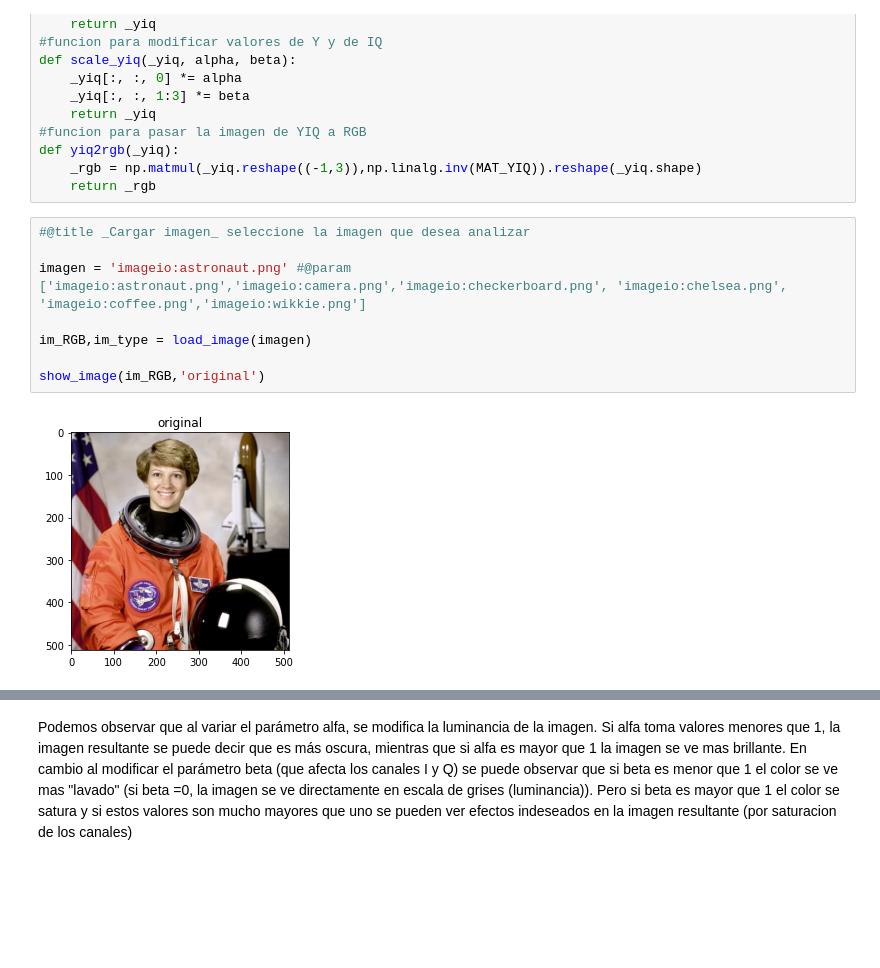
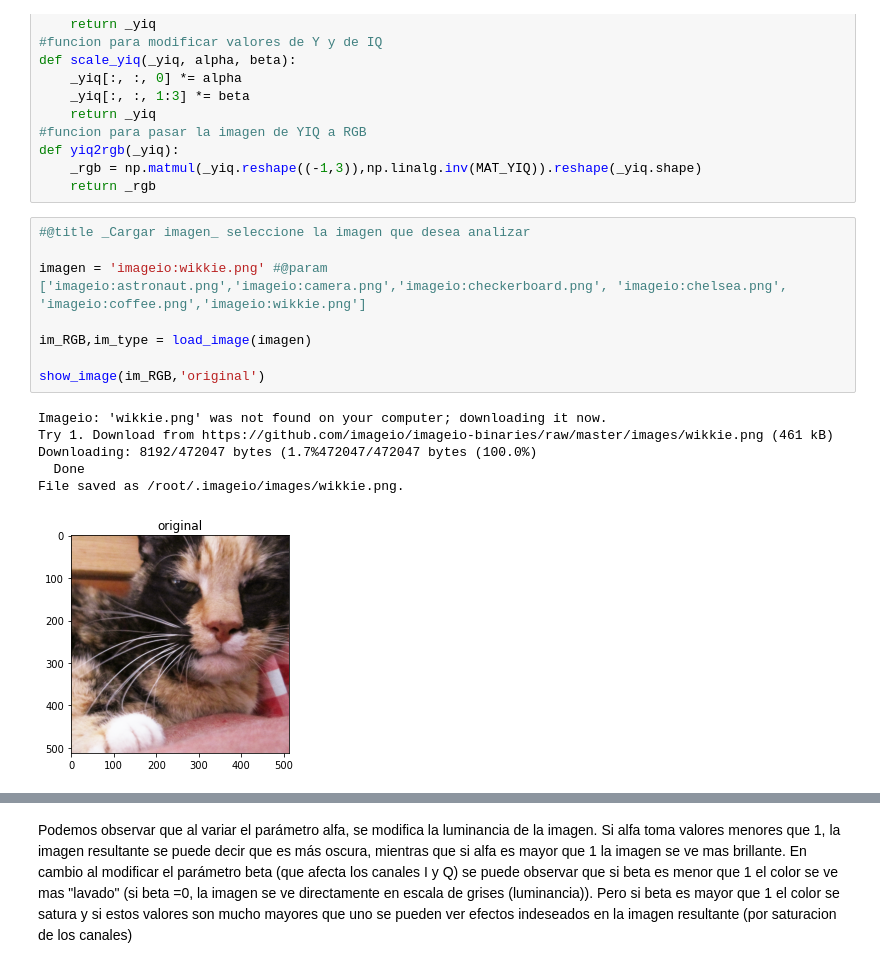
Before and after one commit to juandesages/PDI.Entregas, a Jupyter notebook: TP2/TP2_Desages.ipynb, the cells around one changed output, grey strips where cells are left out. Cells and saved outputs as stored; diff of their text form; blank space fills up the shorter version.

```diff
--- a/TP2/TP2_Desages.ipynb
+++ b/TP2/TP2_Desages.ipynb
@@ -95,11 +95,16 @@ def yiq2rgb(_yiq):
 # %%
 #@title _Cargar imagen_ seleccione la imagen que desea analizar
 
-imagen = 'imageio:astronaut.png' #@param ['imageio:astronaut.png','imageio:camera.png','imageio:checkerboard.png', 'imageio:chelsea.png', 'imageio:coffee.png','imageio:wikkie.png']
+imagen = 'imageio:wikkie.png' #@param ['imageio:astronaut.png','imageio:camera.png','imageio:checkerboard.png', 'imageio:chelsea.png', 'imageio:coffee.png','imageio:wikkie.png']
 
 im_RGB,im_type = load_image(imagen)
 
 show_image(im_RGB,'original')
 # %% [output]
+Imageio: 'wikkie.png' was not found on your computer; downloading it now.
+Try 1. Download from https://github.com/imageio/imageio-binaries/raw/master/images/wikkie.png (461 kB)
+Downloading: 8192/472047 bytes (1.7%472047/472047 bytes (100.0%)
+  Done
+File saved as /root/.imageio/images/wikkie.png.
-[figure, old version]
+[figure, new version]
 # %%
```
Also changed, not shown: parts of 4 cells of this notebook.
